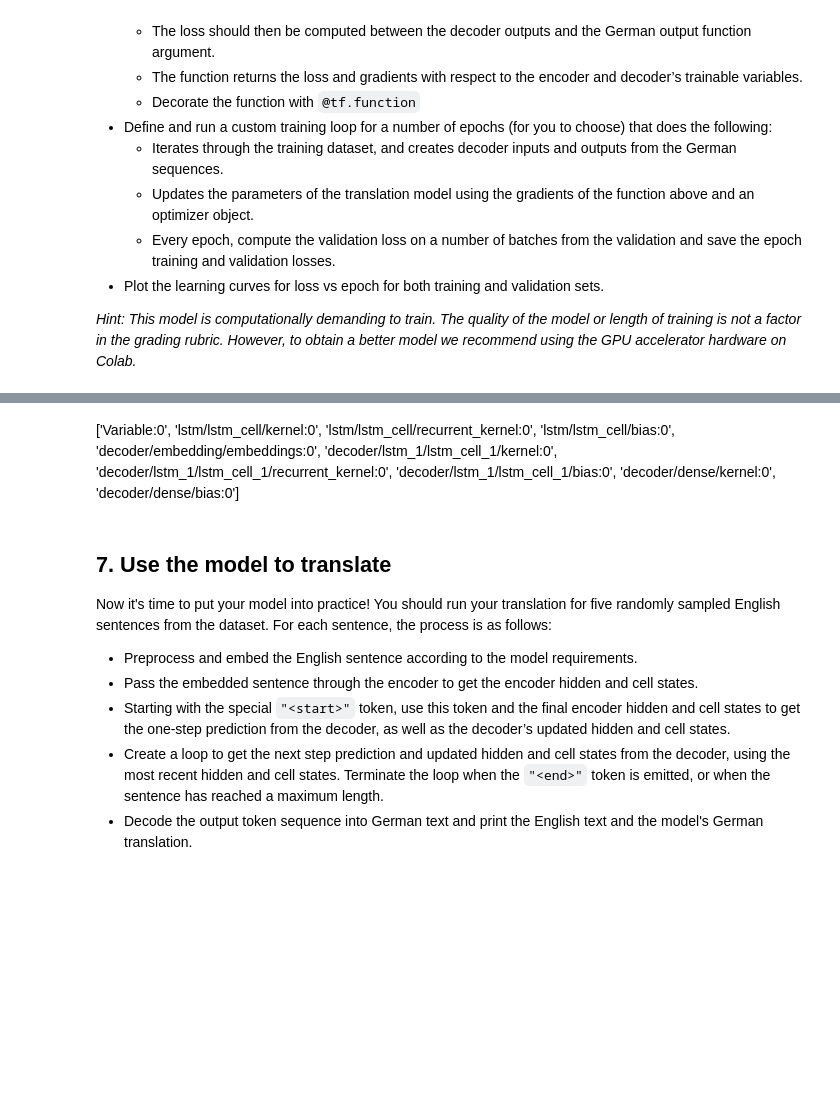
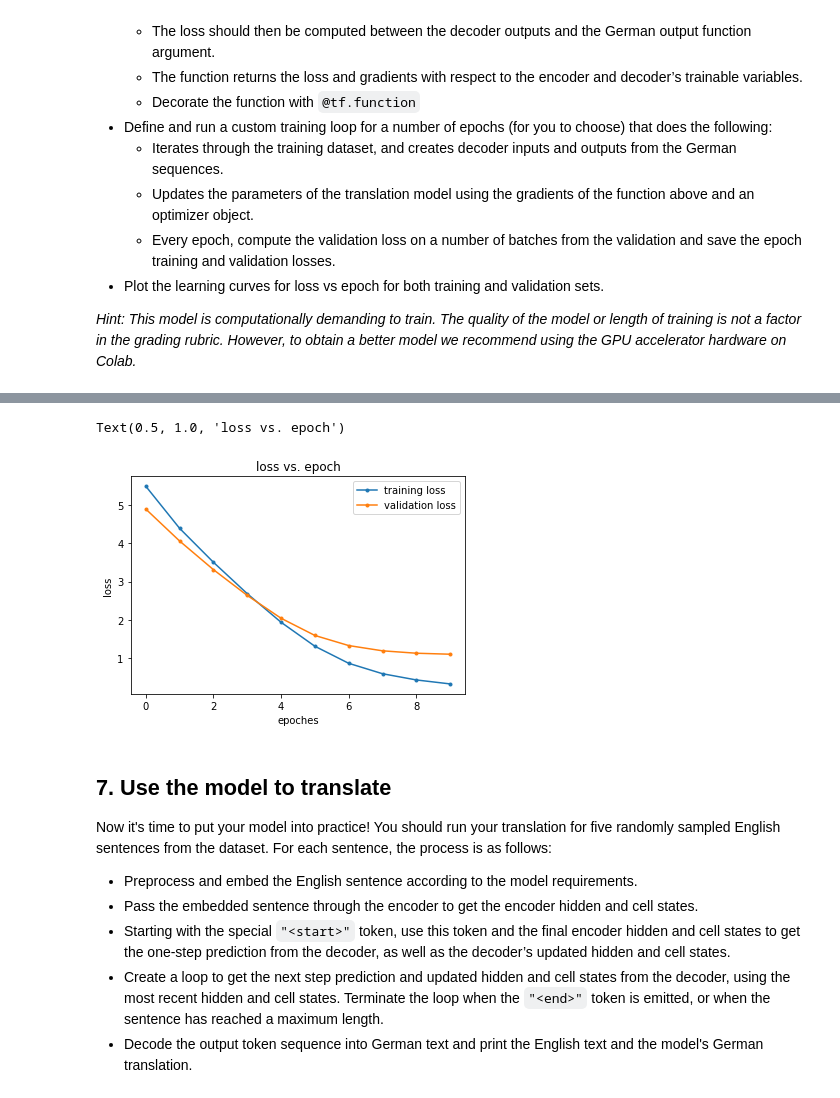
Before and after one commit to xuzhentao/CourseraProjects, a Jupyter notebook: customising_your_models_with_tensorflow_2/week5/Capstone_Project.ipynb, the cells around one changed output, grey strips where cells are left out. Cells and saved outputs as stored; diff of their text form; code cells hidden in the pictures; blank space fills up the shorter version.

```diff
--- a/customising_your_models_with_tensorflow_2/week5/Capstone_Project.ipynb
+++ b/customising_your_models_with_tensorflow_2/week5/Capstone_Project.ipynb
@@ -40,16 +40,15 @@ You should store the unzipped folder in Drive for use in this Colab notebook.
 # drive.mount('/content/gdrive')
 # %%
 # Run this cell to load the dataset
-
 NUM_EXAMPLES = 20000
 data_examples = []
-with open('./data//deu.txt', 'r', encoding='utf8') as f:
+with open('./data/deu.txt', 'r', encoding='utf8') as f:
     for line in f.readlines():
         if len(data_examples) < NUM_EXAMPLES:
             data_examples.append(line)
         else:
             break
-data_examples
+data_examples[:10]
 # %% [output]
 ['Hi.\tHallo!\tCC-BY 2.0 (France) Attribution: tatoeba.org #538123 (CM) & #380701 (cburgmer)\n',
  'Hi.\tGrüß Gott!\tCC-BY 2.0 (France) Attribution: tatoeba.org #538123 (CM) & #659813 (Esperantostern)\n',
@@ -266,9 +257,12 @@ ds_test = ds_test.filter(filter_fun_less_than_13)
 # objects using the map method. _Hint: look at the tf.pad function. You can extract a Tensor shape using
 # tf.shape;
 # you might also find the tf.math.maximum function useful._
+
+# pad with -10
+DISTINCT_VALUE_PADDING_ENGLISH = -10.0
 def pad_english_to_len_13(x,y):
     paddings = tf.constant([[1, 0,], [0, 0]]) * (13-tf.shape(x)[0])
-    x = tf.pad(x, paddings, "CONSTANT")
+    x = tf.pad(x, paddings, "CONSTANT", constant_values = DISTINCT_VALUE_PADDING_ENGLISH)
     return (x,y)
 
 ds_train = ds_train.map(pad_english_to_len_13)
@@ -558,20 +534,15 @@ def german_input_output_gen(tensor_batch_np_german_sequence):
     * The function returns the loss and gradients with respect to the encoder and decoder’s trainable variables.
     * Decorate the function with `@tf.function`
 """
-
-# @tf.function
+@tf.function
 def train_fun(eng_input, german_input, german_output):
-
-
-
-
 
     with tf.GradientTape() as g:
         g.watch([eng_input,german_input])
-
         hidden_state, cell_state = encoder(eng_input)
         decoder_output_sequence = decoder(german_input, hidden_state, cell_state)[0]
-        loss = tf.keras.losses.sparse_categorical_crossentropy(german_output, decoder_output_sequence)
+        loss = tf.keras.losses.SparseCategoricalCrossentropy(from_logits=True)
+        loss = loss(german_output, decoder_output_sequence)
         loss = tf.reduce_mean(loss)
         grad = g.gradient(loss, encoder.trainable_variables + decoder.trainable_variables)
         return (loss, grad)
@@ -587,15 +600,0 @@ def train_fun(eng_input, german_input, german_output):
-# %%
-optimizer = tf.keras.optimizers.Adam(learning_rate=0.001)
-train_loss_results = []
-
-import tqdm
-
-for epoch in range(10):
-    epoch_loss_avg = tf.keras.metrics.Mean()
-    for eng_single_batch, german_single_batch in tqdm.tqdm(ds_train):
-        german_input, german_output = german_input_output_gen(german_single_batch)
-        (loss, gradients) = train_fun(eng_single_batch, german_input, german_output)
-        optimizer.apply_gradients(zip(gradients, encoder.trainable_variables + decoder.trainable_variables))
-        epoch_loss_avg(loss)
-    train_loss_results.append(epoch_loss_avg.result())
-    print("Epoch  {:03d}: Loss: {:.3f}".format(            epoch,            epoch_loss_avg.result()))
@@ -613,5 +601,15 @@ Epoch  009: Loss: 4.449
-# %% [markdown]
- ['Variable:0', 'lstm/lstm_cell/kernel:0', 'lstm/lstm_cell/recurrent_kernel:0', 'lstm/lstm_cell/bias:0', 'decoder/embedding/embeddings:0', 'decoder/lstm_1/lstm_cell_1/kernel:0', 'decoder/lstm_1/lstm_cell_1/recurrent_kernel:0', 'decoder/lstm_1/lstm_cell_1/bias:0', 'decoder/dense/kernel:0', 'decoder/dense/bias:0']
+# %%
+# print the loss vs. epoch
+from matplotlib import pyplot as plt
+plt.plot(train_loss_results,".-")
+plt.plot(validation_loss_results,".-")
+plt.xlabel("epoches")
+plt.ylabel("loss")
+plt.legend(["training loss", "validation loss"])
+plt.title("loss vs. epoch")
+# %% [output]
+Text(0.5, 1.0, 'loss vs. epoch')
+[figure, added]
 # %% [markdown]
 ## 7. Use the model to translate
 Now it's time to put your model into practice! You should run your translation for five randomly sampled English sentences from the dataset. For each sentence, the process is as follows:
```
Also changed, not shown: parts of 18 cells of this notebook, 1 other file.
